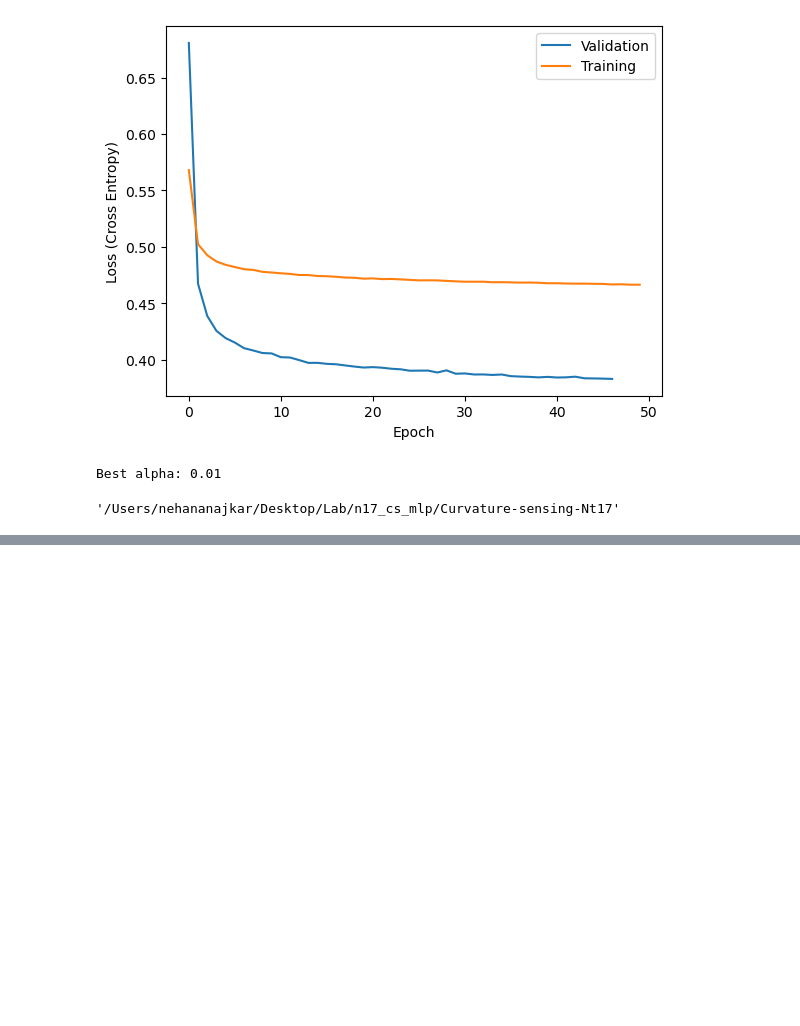
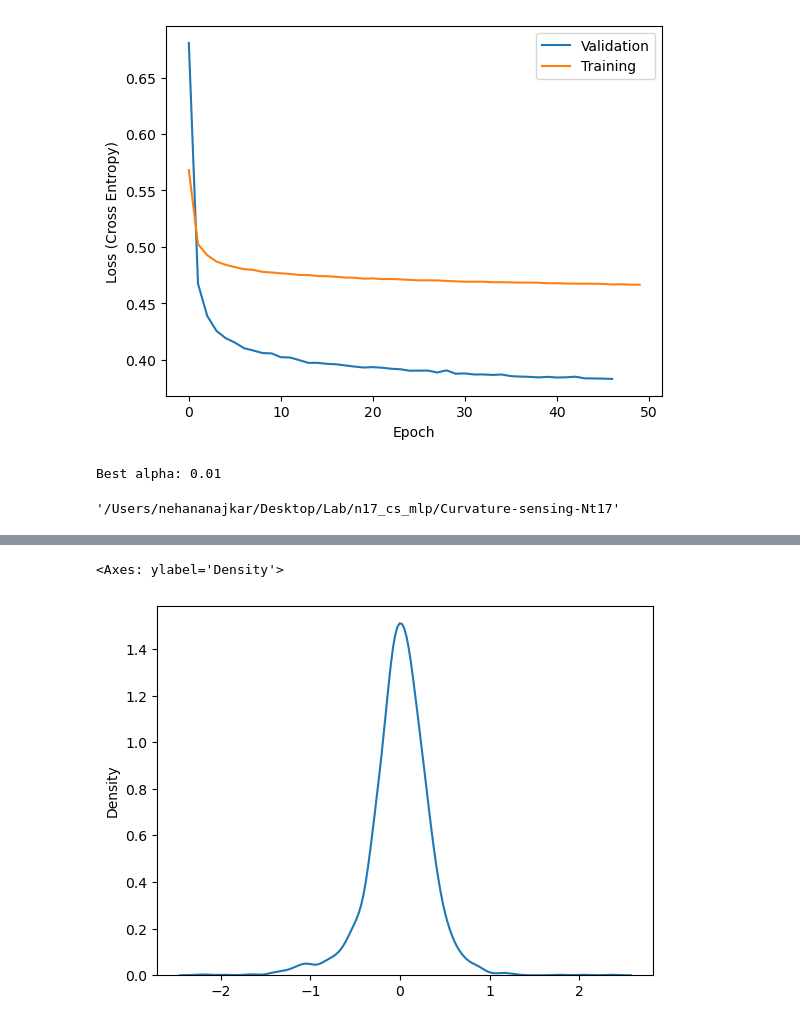
Before and after one commit to nanajkar/Curvature-sensing-Nt17, a Jupyter notebook: build_model.ipynb, the cells around one changed output, grey strips where cells are left out. Saved outputs shown, nothing was run; the diff lists cells and outputs as text; code cells hidden in the pictures; blank space fills up the shorter version.

```diff
--- a/build_model.ipynb
+++ b/build_model.ipynb
@@ -309,0 +400,7 @@ pwd
+# %%
+from sklearn.metrics import classification_report, confusion_matrix
+
+clf.fit(X_train_scaled, y_train)
+y_pred = clf.predict(X_test_scaled)
+
+print(classification_report(y_test, y_pred))
@@ -309,0 +418,7 @@ pwd
+# %%
+# Flatten the array using a list comprehension and np.concatenate
+flattened = np.concatenate([ sub_array.flatten() for sub_array in clf.coefs_])
+sns.kdeplot(flattened)
+# %% [output]
+<Axes: ylabel='Density'>
+[figure, added]
```
Also changed, not shown: parts of 42 cells of this notebook, 1 other file.
